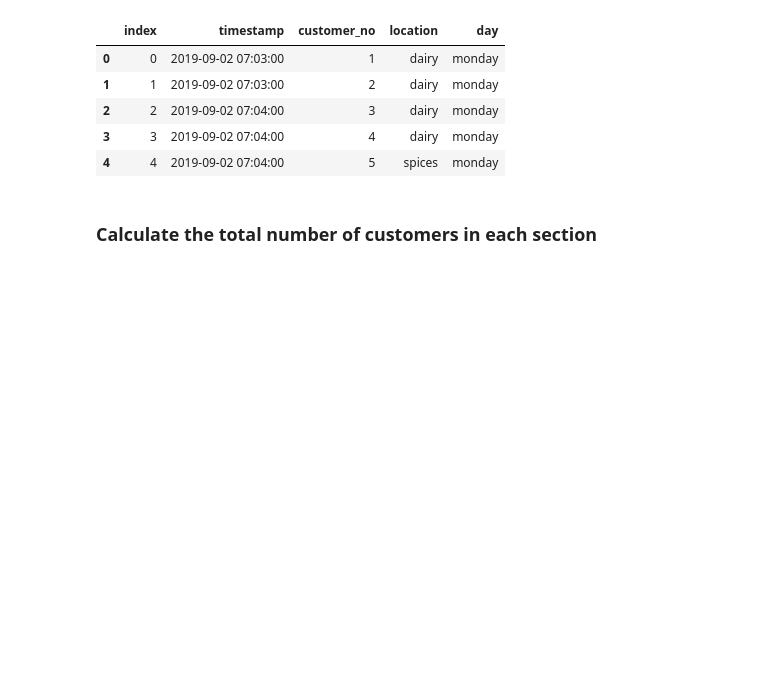
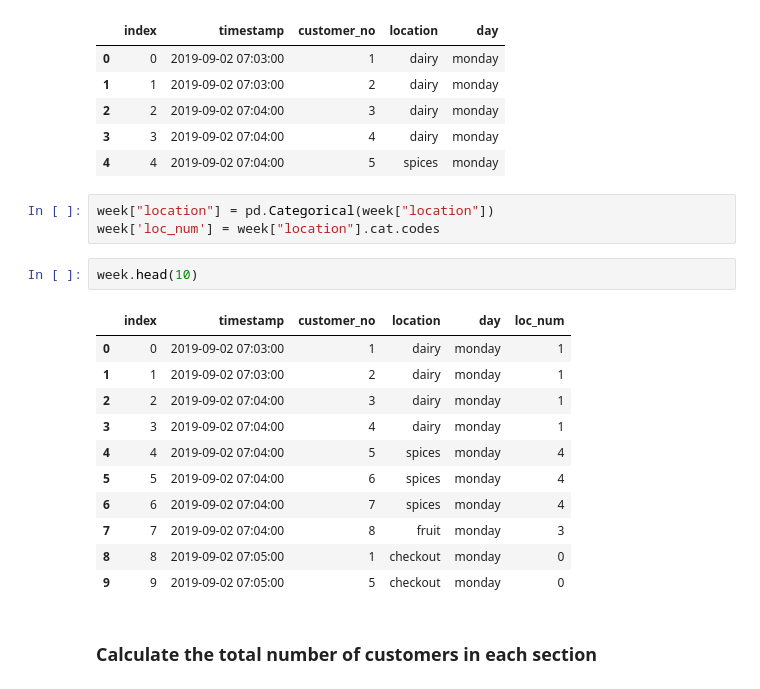
Before and after one commit to palexus/Lastrow, a Jupyter notebook: market.ipynb, the cells around one changed output. Saved outputs shown, nothing was run; the diff lists cells and outputs as text; blank space fills up the shorter version.

```diff
--- a/market.ipynb
+++ b/market.ipynb
@@ -35,6 +40,23 @@ week.head()
 | 2 | 2 | 2019-09-02 07:04:00 | 3 | dairy | monday |
 | 3 | 3 | 2019-09-02 07:04:00 | 4 | dairy | monday |
 | 4 | 4 | 2019-09-02 07:04:00 | 5 | spices | monday |
+# %%
+week["location"] = pd.Categorical(week["location"])
+week['loc_num'] = week["location"].cat.codes
+# %%
+week.head(10)
+# %% [output]
+|  | index | timestamp | customer_no | location | day | loc_num |
+| 0 | 0 | 2019-09-02 07:03:00 | 1 | dairy | monday | 1 |
+| 1 | 1 | 2019-09-02 07:03:00 | 2 | dairy | monday | 1 |
+| 2 | 2 | 2019-09-02 07:04:00 | 3 | dairy | monday | 1 |
+| 3 | 3 | 2019-09-02 07:04:00 | 4 | dairy | monday | 1 |
+| 4 | 4 | 2019-09-02 07:04:00 | 5 | spices | monday | 4 |
+| 5 | 5 | 2019-09-02 07:04:00 | 6 | spices | monday | 4 |
+| 6 | 6 | 2019-09-02 07:04:00 | 7 | spices | monday | 4 |
+| 7 | 7 | 2019-09-02 07:04:00 | 8 | fruit | monday | 3 |
+| 8 | 8 | 2019-09-02 07:05:00 | 1 | checkout | monday | 0 |
+| 9 | 9 | 2019-09-02 07:05:00 | 5 | checkout | monday | 0 |
 # %% [markdown]
 ### Calculate the total number of customers in each section
 # %%
```
Also changed, not shown: parts of 38 cells of this notebook.
